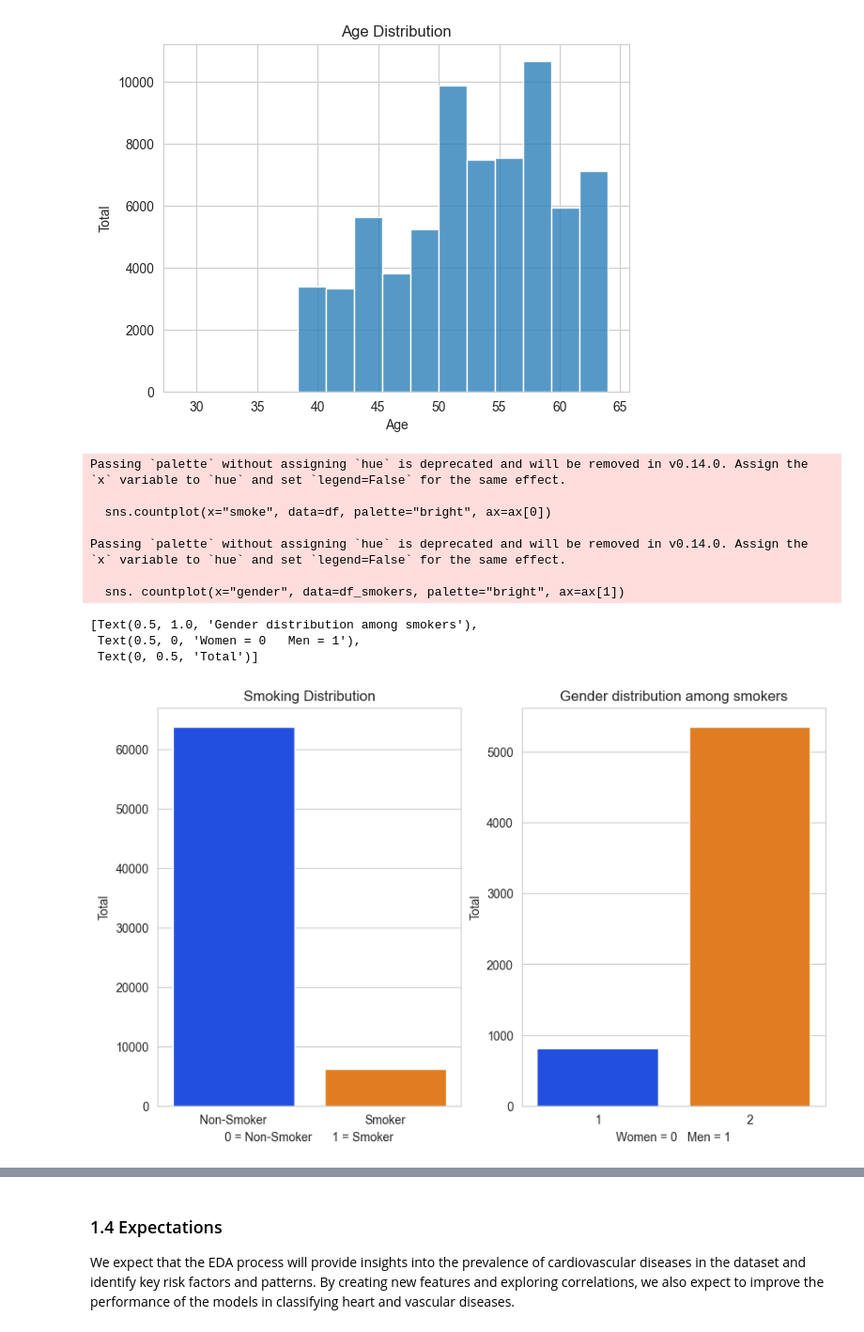
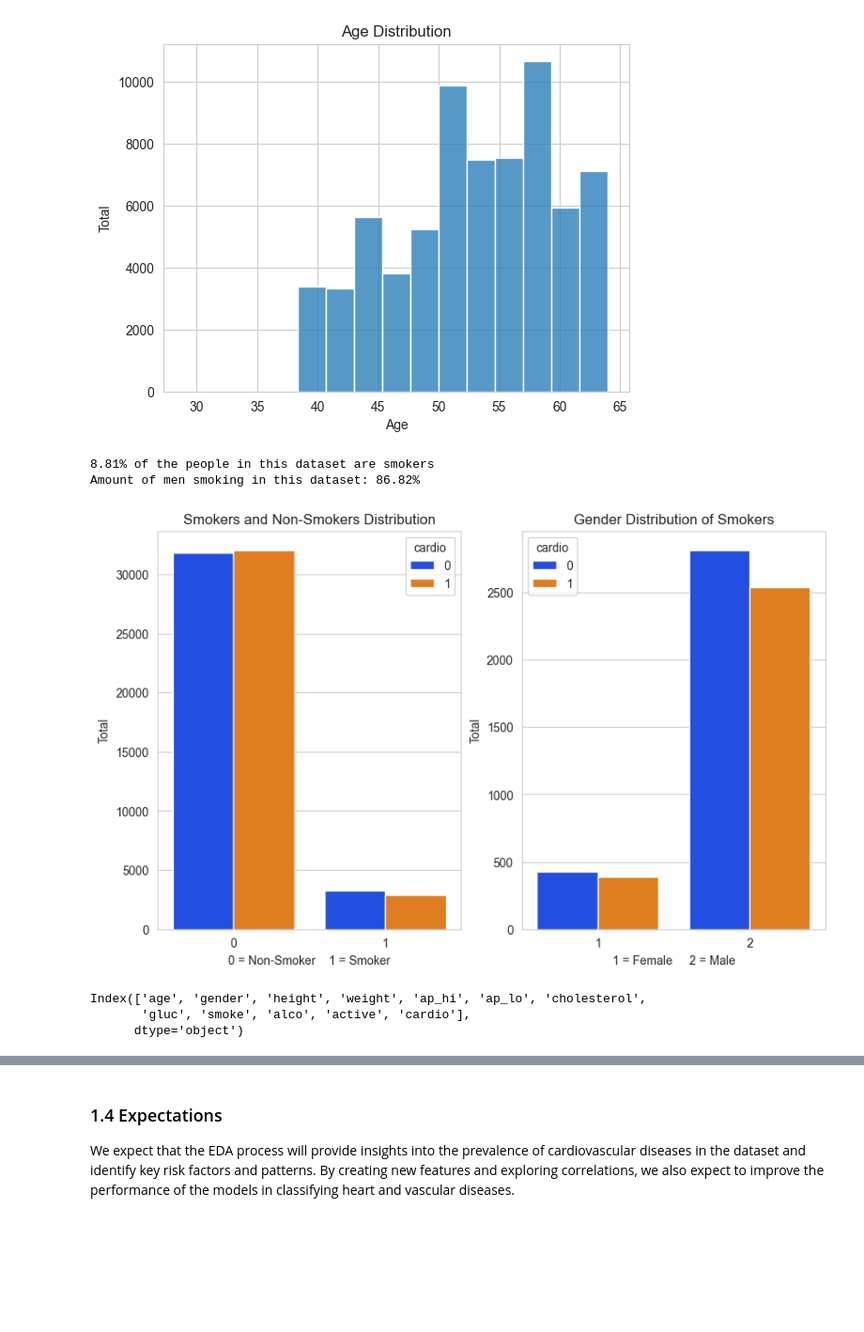
Before and after one commit to Robergjo/MachineLearning-Joakim-Roberg, a Jupyter notebook: Lab/Upgift1.ipynb, the cells around one changed output, grey strips where cells are left out. Shown: that part at 94% size. Saved outputs shown, nothing was run; the diff lists cells and outputs as text; code cells hidden in the pictures; blank space fills up the shorter version.

```diff
--- a/Lab/Upgift1.ipynb
+++ b/Lab/Upgift1.ipynb
@@ -94,27 +94,34 @@ ax.set(title="Age Distribution", xlabel="Age", ylabel="Total")
 # %%
 # Plot with smokers and non-smokers
 
 fig, ax = plt.subplots(1, 2, figsize=(10, 6))
-sns.countplot(x="smoke", data=df, palette="bright", ax=ax[0])
-ax[0].set(title="Smoking Distribution", xlabel="0 = Non-Smoker      1 = Smoker", ylabel="Total")
-ax[0].set_xticklabels(["Non-Smoker", "Smoker"])
-ax[0].set_yticks(range(0, 70000, 10000))
+sns.countplot(x="smoke", data=df, palette="bright", hue="cardio", ax=ax[0])
+ax[0].set_title("Smokers and Non-Smokers Distribution")
+ax[0].set_xlabel("0 = Non-Smoker    1 = Smoker")
+ax[0].set_ylabel("Total")
 
 # Subplot with gender distribution
 
 df_smokers = df[df["smoke"] == 1]
 
-sns. countplot(x="gender", data=df_smokers, palette="bright", ax=ax[1])
-ax[1].set(title="Gender distribution among smokers", xlabel="Women = 1   Men = 2", ylabel="Total")
+sns. countplot(x="gender", data=df_smokers, palette="bright", hue="cardio", ax=ax[1])
+ax[1].set_title("Gender Distribution of Smokers")
+ax[1].set_xlabel("1 = Female     2 = Male")
+ax[1].set_ylabel("Total")
+
+print (f"{df.query('smoke == 1')['smoke'].count() / df['smoke'].count() * 100:.2f}% of the people in this dataset are smokers")
+
+smoking_women = df_smokers[df_smokers["gender"]==1].value_counts().sum()
+smoking_men = df_smokers[df_smokers["gender"]==2].value_counts().sum()
+smokers_percentage = smoking_men / (smoking_women + smoking_men) * 100
+print("Amount of men smoking in this dataset: {:.2f}%".format(smokers_percentage))
 # %% [output]
-Passing `palette` without assigning `hue` is deprecated and will be removed in v0.14.0. Assign the `x` variable to `hue` and set `legend=False` for the same effect.
-
-  sns.countplot(x="smoke", data=df, palette="bright", ax=ax[0])
-
-Passing `palette` without assigning `hue` is deprecated and will be removed in v0.14.0. Assign the `x` variable to `hue` and set `legend=False` for the same effect.
-
-  sns. countplot(x="gender", data=df_smokers, palette="bright", ax=ax[1])
+8.81% of the people in this dataset are smokers
+Amount of men smoking in this dataset: 86.82%
-[Text(0.5, 1.0, 'Gender distribution among smokers'),
- Text(0.5, 0, 'Women = 0   Men = 1'),
- Text(0, 0.5, 'Total')]
-[figure, old version]
+[figure, new version]
+# %%
+df.columns
+# %% [output]
+Index(['age', 'gender', 'height', 'weight', 'ap_hi', 'ap_lo', 'cholesterol',
+       'gluc', 'smoke', 'alco', 'active', 'cardio'],
+      dtype='object')
```
Also changed, not shown: parts of 8 cells of this notebook.
